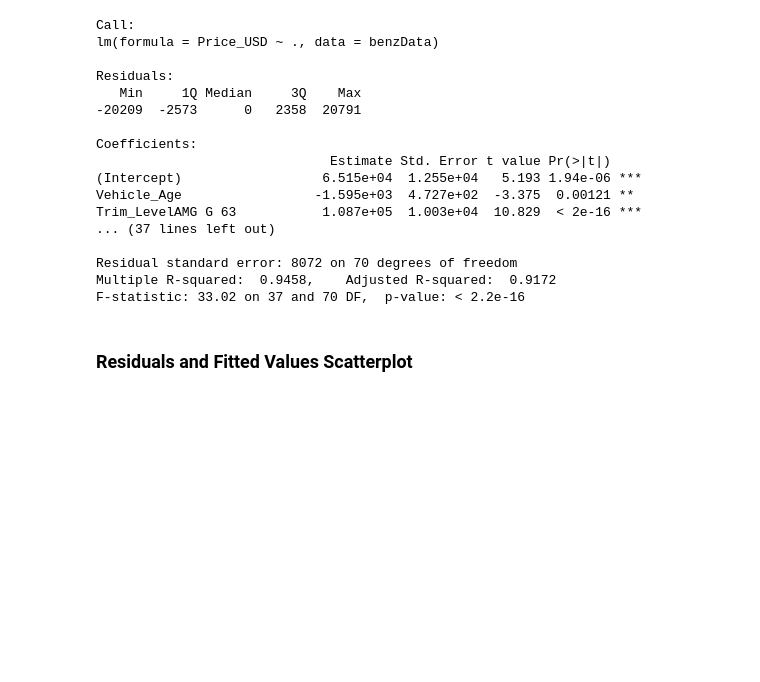
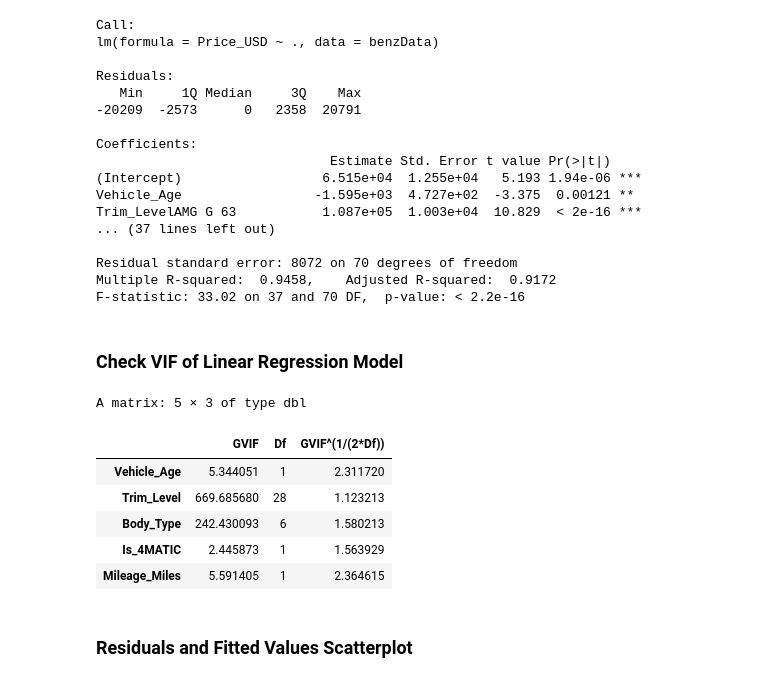
Before and after one commit to wilkmzhou/STAT306_PROJECT_REPORT_2026, a Jupyter notebook: ProjectReportDraft1.ipynb, the cells around one changed output. Cells and saved outputs as stored; diff of their text form; code cells hidden in the pictures; blank space fills up the shorter version.

```diff
--- a/ProjectReportDraft1.ipynb
+++ b/ProjectReportDraft1.ipynb
@@ -115,6 +115,19 @@ Trim_LevelAMG G 63           1.087e+05  1.003e+04  10.829  < 2e-16 ***
 Residual standard error: 8072 on 70 degrees of freedom
 Multiple R-squared:  0.9458,    Adjusted R-squared:  0.9172
 F-statistic: 33.02 on 37 and 70 DF,  p-value: < 2.2e-16
+# %% [markdown]
+### Check VIF of Linear Regression Model
+# %%
+vifBenz <- vif(benzFit1)
+vifBenz
+# %% [output]
+A matrix: 5 × 3 of type dbl
+|  | GVIF | Df | GVIF^(1/(2*Df)) |
+| Vehicle_Age | 5.344051 | 1 | 2.311720 |
+| Trim_Level | 669.685680 | 28 | 1.123213 |
+| Body_Type | 242.430093 | 6 | 1.580213 |
+| Is_4MATIC | 2.445873 | 1 | 1.563929 |
+| Mileage_Miles | 5.591405 | 1 | 2.364615 |
 # %% [markdown]
 ### Residuals and Fitted Values Scatterplot
 # %%
```
Also changed, not shown: parts of 2 cells of this notebook, 2 other files.
